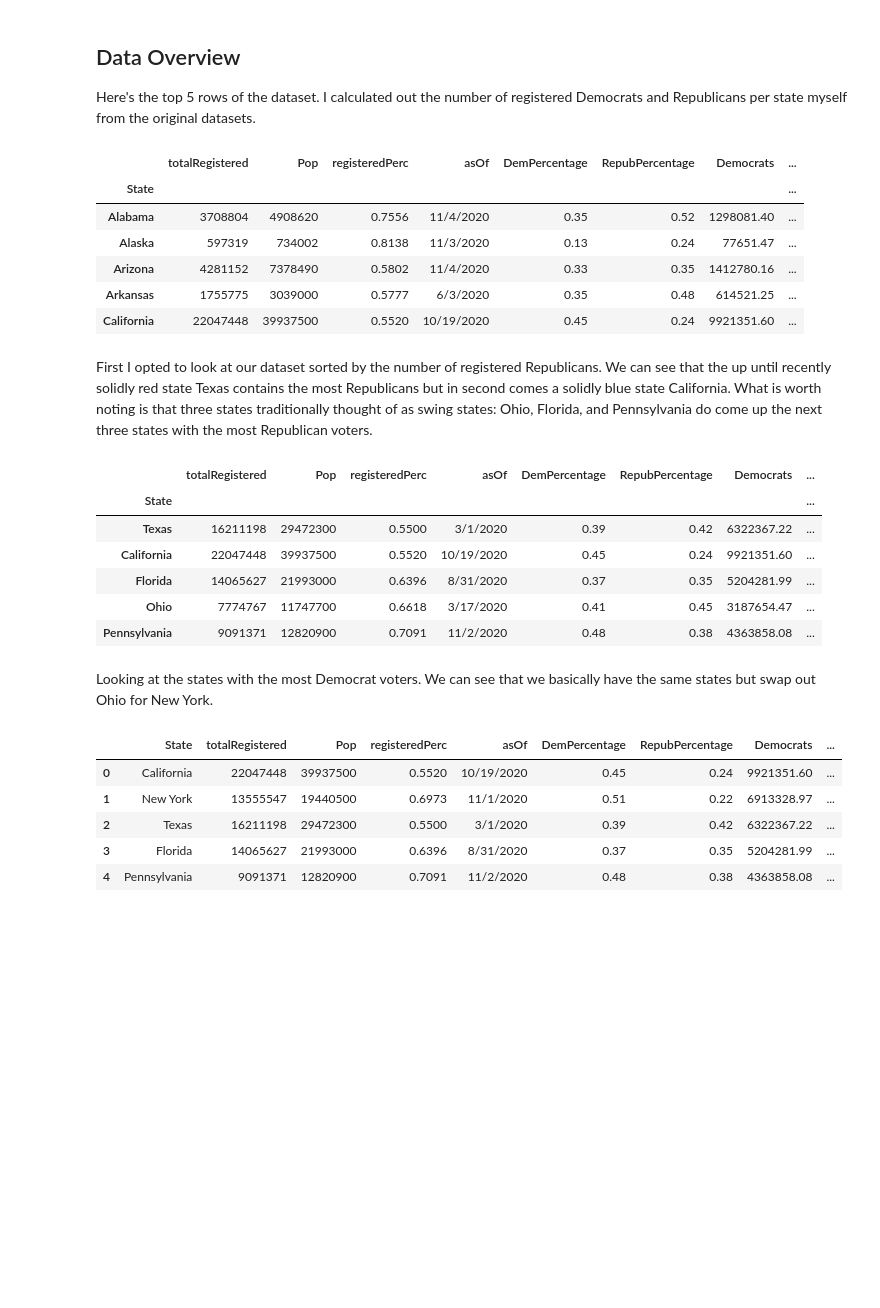
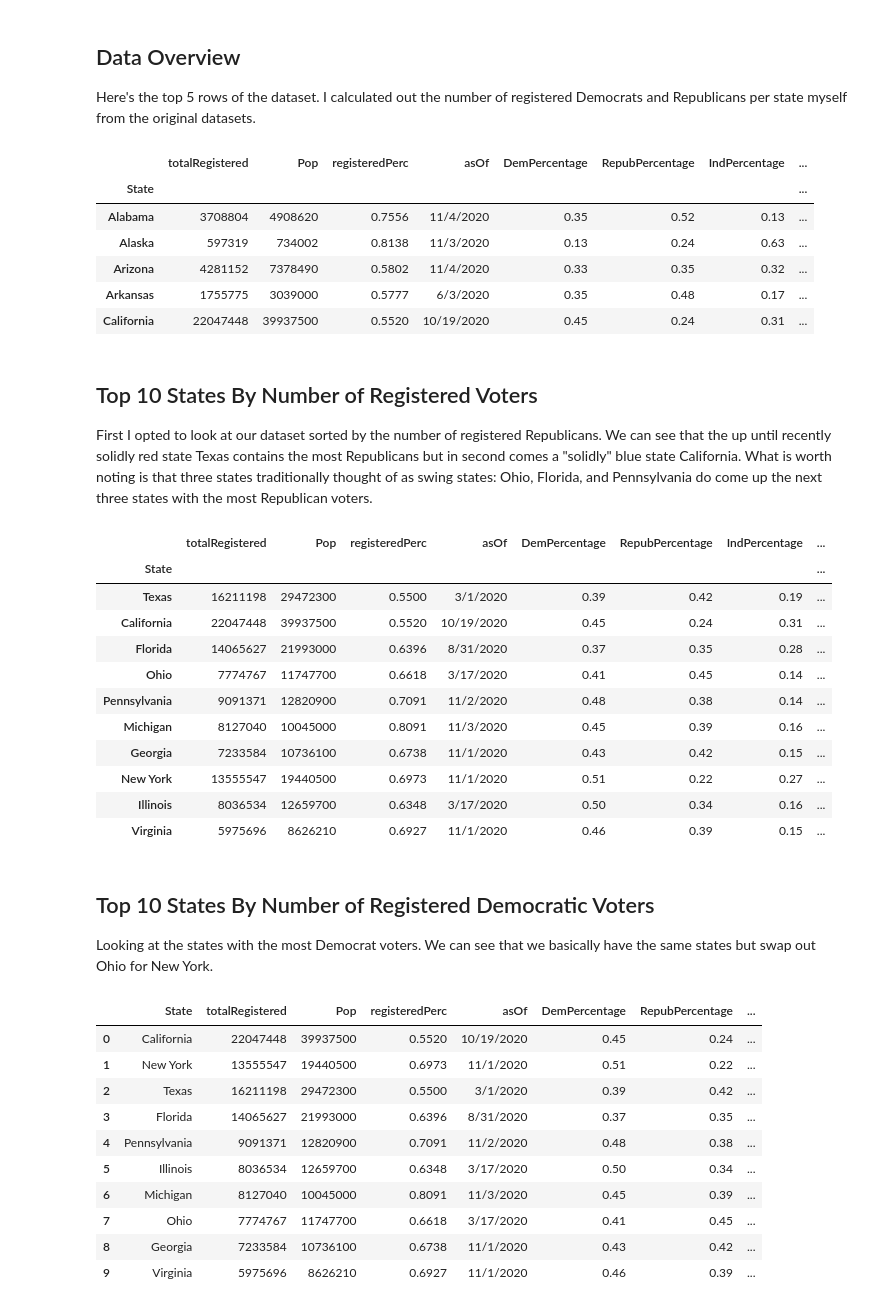
Before and after one commit to coreyclip/coreyclip.github.io, a Jupyter notebook: jupyternotebooks/ElectoralCollege.ipynb, the cells around one changed output. Cells and saved outputs as stored; diff of their text form; code cells hidden in the pictures; blank space fills up the shorter version.

Commit message:
electoral college first markdown draft

```diff
--- a/jupyternotebooks/ElectoralCollege.ipynb
+++ b/jupyternotebooks/ElectoralCollege.ipynb
@@ -22,39 +23,54 @@ import os
 Here's the top 5 rows of the dataset. I calculated out the number of registered Democrats and Republicans per state myself from the original datasets.
 # %%
 df = pd.read_csv('data/number_of_registered_voters_by_state.csv')
-df['Democrats'] = df['totalRegistered'] * df['DemPercentage']
-df['Republicans'] = df['totalRegistered'] * df['RepubPercentage']
 df['IndPercentage'] = 1 - (df['DemPercentage'] + df['RepubPercentage'])
+df['Democrats'] = (df['totalRegistered'] * df['DemPercentage']).round()
+df['Republicans'] = (df['totalRegistered'] * df['RepubPercentage']).round()
+df['Independents'] = (df['totalRegistered'] * df['IndPercentage']).round()
 df.set_index('State', inplace=True)
 df.head()
 # %% [output]
-|  | totalRegistered | Pop | registeredPerc | asOf | DemPercentage | RepubPercentage | Democrats | ... |
+|  | totalRegistered | Pop | registeredPerc | asOf | DemPercentage | RepubPercentage | IndPercentage | ... |
 | State |  |  |  |  |  |  |  | ... |
-| Alabama | 3708804 | 4908620 | 0.7556 | 11/4/2020 | 0.35 | 0.52 | 1298081.40 | ... |
-| Alaska | 597319 | 734002 | 0.8138 | 11/3/2020 | 0.13 | 0.24 | 77651.47 | ... |
-| Arizona | 4281152 | 7378490 | 0.5802 | 11/4/2020 | 0.33 | 0.35 | 1412780.16 | ... |
-| Arkansas | 1755775 | 3039000 | 0.5777 | 6/3/2020 | 0.35 | 0.48 | 614521.25 | ... |
-| California | 22047448 | 39937500 | 0.5520 | 10/19/2020 | 0.45 | 0.24 | 9921351.60 | ... |
+| Alabama | 3708804 | 4908620 | 0.7556 | 11/4/2020 | 0.35 | 0.52 | 0.13 | ... |
+| Alaska | 597319 | 734002 | 0.8138 | 11/3/2020 | 0.13 | 0.24 | 0.63 | ... |
+| Arizona | 4281152 | 7378490 | 0.5802 | 11/4/2020 | 0.33 | 0.35 | 0.32 | ... |
+| Arkansas | 1755775 | 3039000 | 0.5777 | 6/3/2020 | 0.35 | 0.48 | 0.17 | ... |
+| California | 22047448 | 39937500 | 0.5520 | 10/19/2020 | 0.45 | 0.24 | 0.31 | ... |
 # %% [markdown]
-First I opted to look at our dataset sorted by the number of registered Republicans. We can see that the up until recently solidly red state Texas contains the most Republicans but in second comes a solidly blue state California. What is worth noting is that three states traditionally thought of as swing states: Ohio, Florida, and Pennsylvania do come up the next three states with the most Republican voters.
+## Top 10 States By Number of Registered Voters
+
+First I opted to look at our dataset sorted by the number of registered Republicans. We can see that the up until recently solidly red state Texas contains the most Republicans but in second comes a "solidly" blue state California. What is worth noting is that three states traditionally thought of as swing states: Ohio, Florida, and Pennsylvania do come up the next three states with the most Republican voters.
 # %%
-df.sort_values('Republicans', ascending=False).head(5)
+df.sort_values('Republicans', ascending=False).head(10)
 # %% [output]
-|  | totalRegistered | Pop | registeredPerc | asOf | DemPercentage | RepubPercentage | Democrats | ... |
+|  | totalRegistered | Pop | registeredPerc | asOf | DemPercentage | RepubPercentage | IndPercentage | ... |
 | State |  |  |  |  |  |  |  | ... |
-| Texas | 16211198 | 29472300 | 0.5500 | 3/1/2020 | 0.39 | 0.42 | 6322367.22 | ... |
-| California | 22047448 | 39937500 | 0.5520 | 10/19/2020 | 0.45 | 0.24 | 9921351.60 | ... |
-| Florida | 14065627 | 21993000 | 0.6396 | 8/31/2020 | 0.37 | 0.35 | 5204281.99 | ... |
-| Ohio | 7774767 | 11747700 | 0.6618 | 3/17/2020 | 0.41 | 0.45 | 3187654.47 | ... |
-| Pennsylvania | 9091371 | 12820900 | 0.7091 | 11/2/2020 | 0.48 | 0.38 | 4363858.08 | ... |
+| Texas | 16211198 | 29472300 | 0.5500 | 3/1/2020 | 0.39 | 0.42 | 0.19 | ... |
+| California | 22047448 | 39937500 | 0.5520 | 10/19/2020 | 0.45 | 0.24 | 0.31 | ... |
+| Florida | 14065627 | 21993000 | 0.6396 | 8/31/2020 | 0.37 | 0.35 | 0.28 | ... |
+| Ohio | 7774767 | 11747700 | 0.6618 | 3/17/2020 | 0.41 | 0.45 | 0.14 | ... |
+| Pennsylvania | 9091371 | 12820900 | 0.7091 | 11/2/2020 | 0.48 | 0.38 | 0.14 | ... |
+| Michigan | 8127040 | 10045000 | 0.8091 | 11/3/2020 | 0.45 | 0.39 | 0.16 | ... |
+| Georgia | 7233584 | 10736100 | 0.6738 | 11/1/2020 | 0.43 | 0.42 | 0.15 | ... |
+| New York | 13555547 | 19440500 | 0.6973 | 11/1/2020 | 0.51 | 0.22 | 0.27 | ... |
+| Illinois | 8036534 | 12659700 | 0.6348 | 3/17/2020 | 0.50 | 0.34 | 0.16 | ... |
+| Virginia | 5975696 | 8626210 | 0.6927 | 11/1/2020 | 0.46 | 0.39 | 0.15 | ... |
 # %% [markdown]
+## Top 10 States By Number of Registered Democratic Voters
+
 Looking at the states with the most Democrat voters. We can see that we basically have the same states but swap out Ohio for New York.
 # %%
-df.sort_values('Democrats', ascending=False).head(5).reset_index()
+df.sort_values('Democrats', ascending=False).head(10).reset_index()
 # %% [output]
-|  | State | totalRegistered | Pop | registeredPerc | asOf | DemPercentage | RepubPercentage | Democrats | ... |
-| 0 | California | 22047448 | 39937500 | 0.5520 | 10/19/2020 | 0.45 | 0.24 | 9921351.60 | ... |
-| 1 | New York | 13555547 | 19440500 | 0.6973 | 11/1/2020 | 0.51 | 0.22 | 6913328.97 | ... |
-| 2 | Texas | 16211198 | 29472300 | 0.5500 | 3/1/2020 | 0.39 | 0.42 | 6322367.22 | ... |
-| 3 | Florida | 14065627 | 21993000 | 0.6396 | 8/31/2020 | 0.37 | 0.35 | 5204281.99 | ... |
-| 4 | Pennsylvania | 9091371 | 12820900 | 0.7091 | 11/2/2020 | 0.48 | 0.38 | 4363858.08 | ... |
+|  | State | totalRegistered | Pop | registeredPerc | asOf | DemPercentage | RepubPercentage | ... |
+| 0 | California | 22047448 | 39937500 | 0.5520 | 10/19/2020 | 0.45 | 0.24 | ... |
+| 1 | New York | 13555547 | 19440500 | 0.6973 | 11/1/2020 | 0.51 | 0.22 | ... |
+| 2 | Texas | 16211198 | 29472300 | 0.5500 | 3/1/2020 | 0.39 | 0.42 | ... |
+| 3 | Florida | 14065627 | 21993000 | 0.6396 | 8/31/2020 | 0.37 | 0.35 | ... |
+| 4 | Pennsylvania | 9091371 | 12820900 | 0.7091 | 11/2/2020 | 0.48 | 0.38 | ... |
+| 5 | Illinois | 8036534 | 12659700 | 0.6348 | 3/17/2020 | 0.50 | 0.34 | ... |
+| 6 | Michigan | 8127040 | 10045000 | 0.8091 | 11/3/2020 | 0.45 | 0.39 | ... |
+| 7 | Ohio | 7774767 | 11747700 | 0.6618 | 3/17/2020 | 0.41 | 0.45 | ... |
+| 8 | Georgia | 7233584 | 10736100 | 0.6738 | 11/1/2020 | 0.43 | 0.42 | ... |
+| 9 | Virginia | 5975696 | 8626210 | 0.6927 | 11/1/2020 | 0.46 | 0.39 | ... |
```
Also changed, not shown: parts of 12 cells of this notebook, 8 other files.
